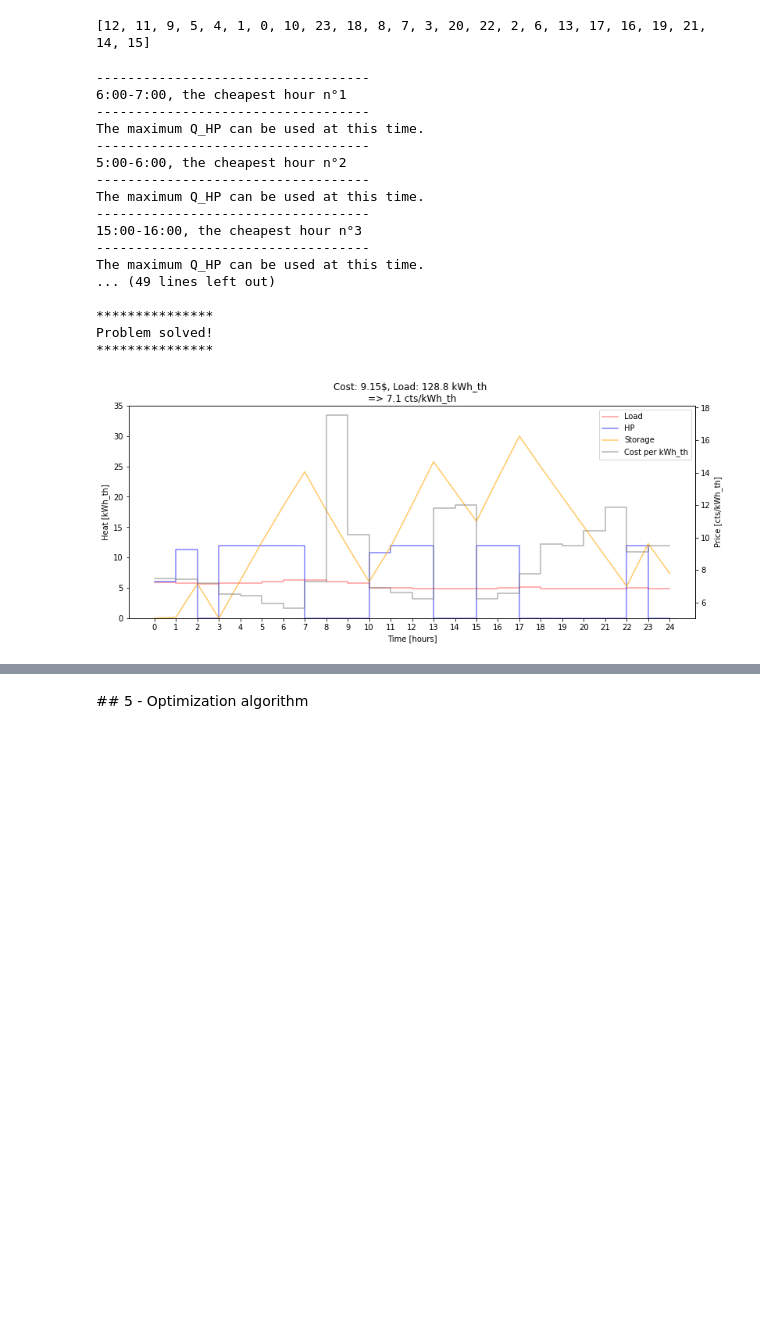
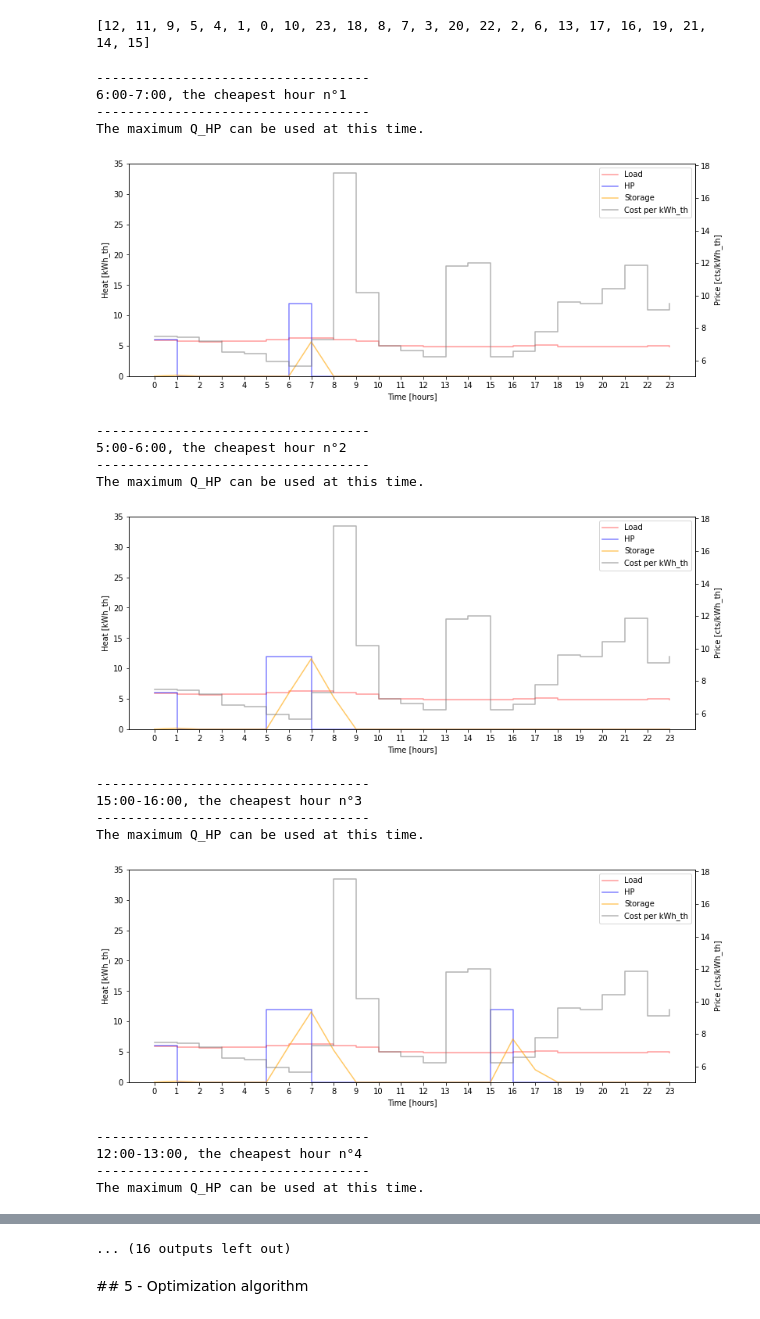
Before and after one commit to thdfw/master_thesis, a Jupyter notebook: data_driven_control/pareto.ipynb, the cells around one changed output, grey strips where cells are left out. Cells and saved outputs as stored; diff of their text form; code cells hidden in the pictures; blank space fills up the shorter version.

```diff
--- a/data_driven_control/pareto.ipynb
+++ b/data_driven_control/pareto.ipynb
@@ -320,8 +320,7 @@ for i in range(N):
     # Plot the current iteration
     #------------------------------------------------------
 
-    '''
-    # Plot the state of the system
+    # Plot the current state of the system
     fig, ax = plt.subplots(1,1, figsize=(13,5))
     ax2 = ax.twinx()
     ax2.step(range(N), cost_th_list, where='post', color='gray', alpha=0.6, label='Cost per kWh_th')
@@ -338,7 +337,6 @@ for i in range(N):
     lines2, labels2 = ax2.get_legend_handles_labels()
     ax.legend(lines1 + lines2, labels1 + labels2)
     plt.show()
-    '''
 
 #------------------------------------------------------
 # Final plot
@@ -360,44 +358,45 @@ load2 = load + [load[-1]]
 fig, ax = plt.subplots(1,1, figsize=(13,5))
 plt.title(f"Cost: {total_cost}$, Load: {total_energy} kWh_th \n=> {round(100*total_cost/total_energy,2)} cts/kWh_th")
 ax2 = ax.twinx()
 ax2.step(range(N+1), cost_th_list2, where='post', color='gray', alpha=0.6, label='Cost per kWh_th')
 ax.step(range(N+1), load2, where='post', color='red', alpha=0.4, label='Load')
 ax.step(range(N+1), Q_HP, where='post', color='blue', alpha=0.5, label='HP')
 ax.plot(storage, color='orange', alpha=0.6, label='Storage')
 ax.set_ylim([0,35])
 ax.set_xticks(range(N+1))
 ax.set_xlabel("Time [hours]")
 ax.set_ylabel("Heat [kWh_th]")
 ax2.set_ylabel("Price [cts/kWh_th]")
 lines1, labels1 = ax.get_legend_handles_labels()
 lines2, labels2 = ax2.get_legend_handles_labels()
 ax.legend(lines1 + lines2, labels1 + labels2)
 
 start_idx = None
 for i, value in enumerate(ok):
     if value == 1 and start_idx is None:
         start_idx = i
     elif value == 0 and start_idx is not None:
         ax.axvspan(start_idx, i, facecolor='red', alpha=0.1)
         start_idx = None
 
 plt.show()
 # %% [output]
 -----------------------------------
 6:00-7:00, the cheapest hour n°1
 -----------------------------------
 The maximum Q_HP can be used at this time.
------------------------------------
-5:00-6:00, the cheapest hour n°2
------------------------------------
-The maximum Q_HP can be used at this time.
------------------------------------
-15:00-16:00, the cheapest hour n°3
------------------------------------
-The maximum Q_HP can be used at this time.
-... (49 lines left out)
-
-***************
-Problem solved!
-***************
-[figure, old version]
+[figure, new version]
+-----------------------------------
+5:00-6:00, the cheapest hour n°2
+-----------------------------------
+The maximum Q_HP can be used at this time.
+[figure, added]
+-----------------------------------
+15:00-16:00, the cheapest hour n°3
+-----------------------------------
+The maximum Q_HP can be used at this time.
+[figure, added]
+-----------------------------------
+12:00-13:00, the cheapest hour n°4
+-----------------------------------
+The maximum Q_HP can be used at this time.
@@ -404,3 +414,4 @@ Problem solved!
+... (16 outputs left out)
 # %% [markdown]
 ## 5 - Optimization algorithm
 # %%
```
Also changed, not shown: parts of 3 cells of this notebook.
